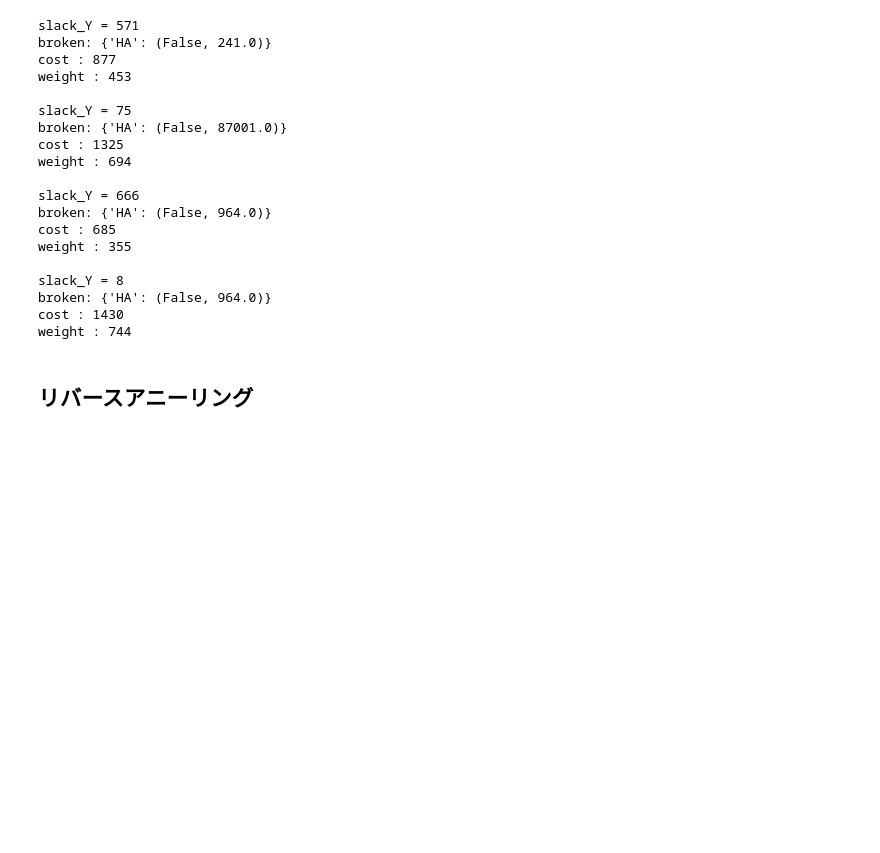
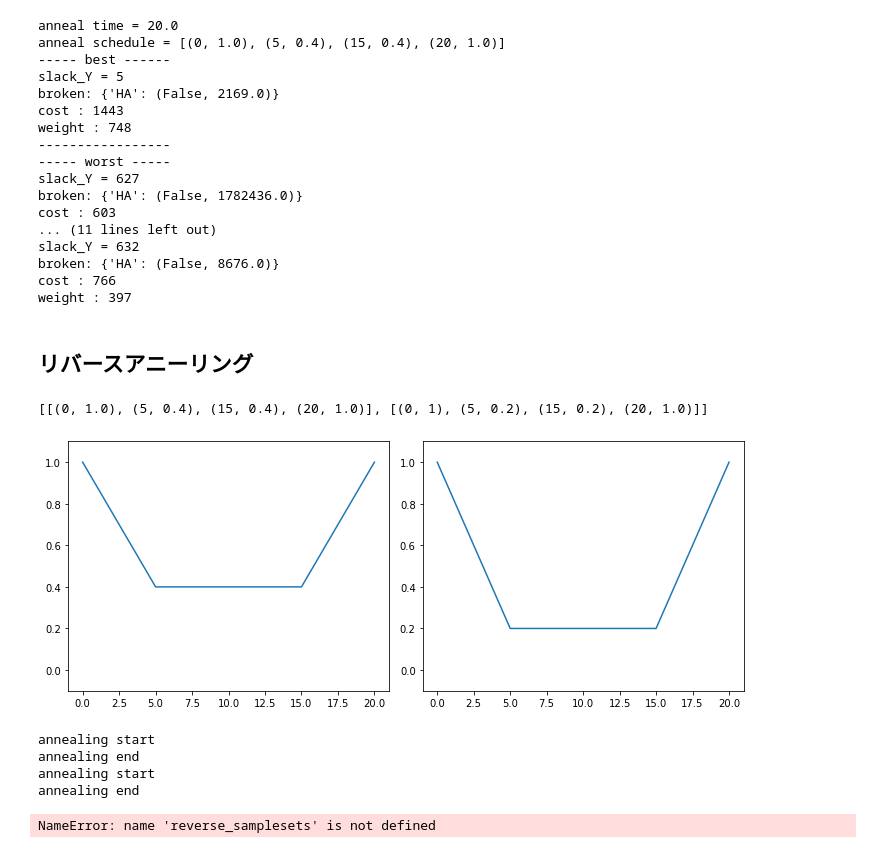
Before and after one commit to Romira915/combinatorial_optimization_solver, a Jupyter notebook: py_src/d-wave.ipynb, the cells around one changed output. Drawn from its saved outputs; the diff is of its cells as text; code cells hidden in the pictures; blank space fills up the shorter version.

```diff
--- a/py_src/d-wave.ipynb
+++ b/py_src/d-wave.ipynb
@@ -149,37 +227,40 @@ def v_output_sample_info(samples_info):
     else:
         output_sample_info(samples_info)
 # %%
-sample_info = v_transform_sample(samplesets, model)
+sample_info = v_transform_sample(samplesets,schedules, model)
 v_output_sample_info(sample_info)
 # %% [output]
-slack_Y = 571
-broken: {'HA': (False, 241.0)}
-cost : 877
-weight : 453
-
-slack_Y = 75
-broken: {'HA': (False, 87001.0)}
-cost : 1325
-weight : 694
-
-slack_Y = 666
-broken: {'HA': (False, 964.0)}
-cost : 685
-weight : 355
-
-slack_Y = 8
-broken: {'HA': (False, 964.0)}
-cost : 1430
-weight : 744
+anneal time = 20.0
+anneal schedule = [(0, 1.0), (5, 0.4), (15, 0.4), (20, 1.0)]
+----- best ------
+slack_Y = 5
+broken: {'HA': (False, 2169.0)}
+cost : 1443
+weight : 748
+-----------------
+----- worst -----
+slack_Y = 627
+broken: {'HA': (False, 1782436.0)}
+cost : 603
+... (11 lines left out)
+slack_Y = 632
+broken: {'HA': (False, 8676.0)}
+cost : 766
+weight : 397
 # %% [markdown]
 ## リバースアニーリング
 # %%
 init = samplesets[0].samples()[-1]
 # %%
-t = (0, 5, 20)
-s = (1.0, 0.4, 1.0)
+t = [(0, 5, 15, 20), (0, 5, 15, 20)]
+s = [(1.0, 0.4, 0.4, 1.0), (1, 0.2, 0.2, 1.0)]
 
-schedule = list(zip(t, s))
+reverse_schedules = [list(zip(t[i], s[i])) for i in range(len(t))]
+print(reverse_schedules)
+# %% [output]
+[[(0, 1.0), (5, 0.4), (15, 0.4), (20, 1.0)], [(0, 1), (5, 0.2), (15, 0.2), (20, 1.0)]]
 # %%
-plt.plot(t,s)
-plt.show()
+plt.close()
+plot_schedules(t, s, "reverse_anneal.jpg")
+# %% [output]
+[figure, added]
@@ -193,0 +267,20 @@ output_sample_info(sample_info)
+# %%
+reverse_samplesets = []
+for schedule in reverse_schedules:
+    print("annealing start")
+    if solver == "QA":
+        reverse_samplesets.append(sampler.sample_qubo(
+            Q, num_reads=num_reads, anneal_schedule=schedule, initial_state=init))
+    else:
+        reverse_samplesets.append(sampler.sample_qubo(Q))
+    print("annealing end")
+# %% [output]
+annealing start
+annealing end
+annealing start
+annealing end
+# %%
+reverse_sample_info = v_transform_sample(reverse_samplesets, reverse_schedules, model)
+v_output_sample_info(reverse_sample_info)
+# %% [output]
+NameError: name 'reverse_samplesets' is not defined
```
Also changed, not shown: parts of 15 cells of this notebook, 1 other file.
